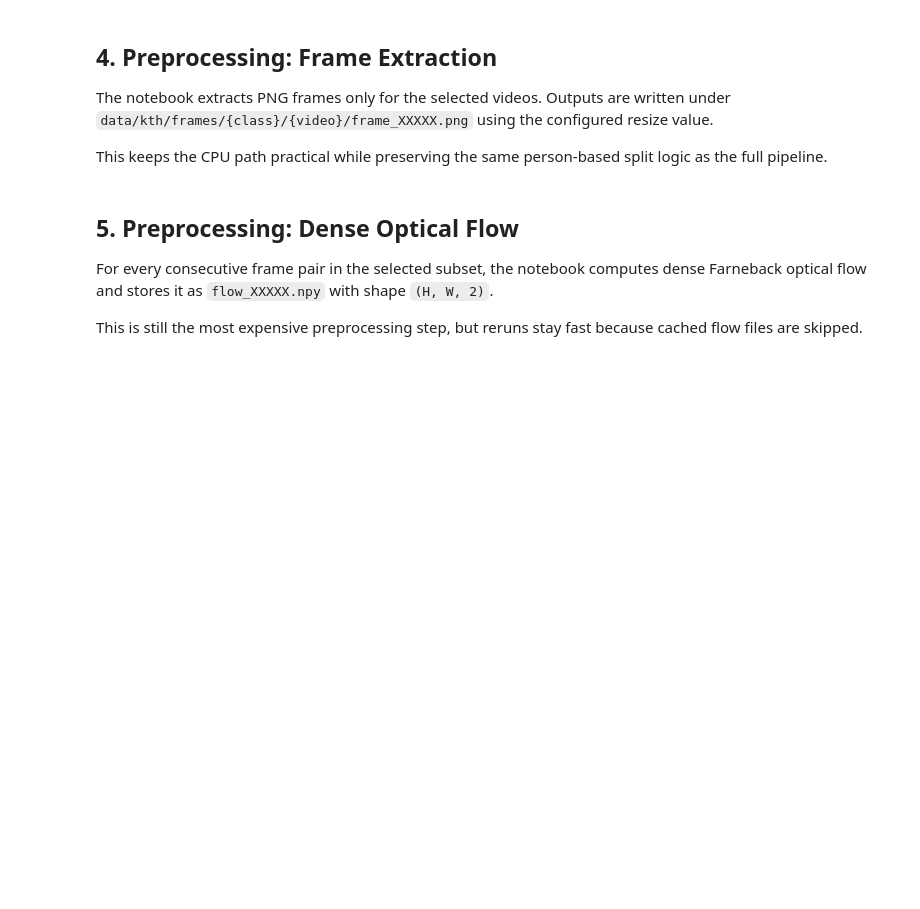
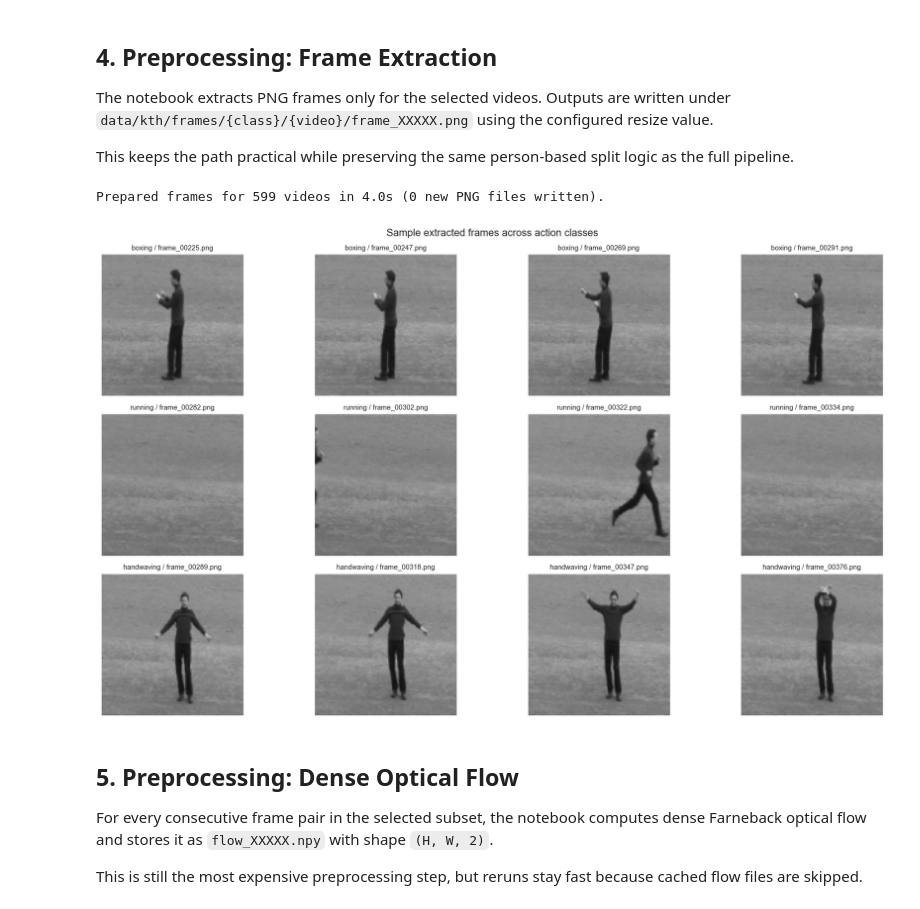
Before and after one commit to amahdi4/ActionFlow, a Jupyter notebook: ActionFlow.ipynb, the cells around one changed output. Cells and saved outputs as stored; diff of their text form; code cells hidden in the pictures; blank space fills up the shorter version.

```diff
--- a/ActionFlow.ipynb
+++ b/ActionFlow.ipynb
@@ -316,6 +321,7 @@ selected_avis, selection_summary = select_videos_for_notebook(
     raw_root,
     config.class_names,
     train_per_class=config.train_videos_per_class,
+    val_per_class=config.val_videos_per_class,
     test_per_class=config.test_videos_per_class,
 )
 
@@ -328,7 +334,8 @@ print(f"Total videos available: {raw_summary['avi_files'].sum()}")
 display(
     Markdown(
         f"**Notebook subset:** {len(selected_avis)} videos prepared "
-        f"({config.train_videos_per_class or 'all'} train per class, "
+        f"({config.train_videos_per_class or 'all'} train, "
+        f"{config.val_videos_per_class or 'all'} val, "
         f"{config.test_videos_per_class or 'all'} test per class)."
     )
 )
@@ -338,29 +370,50 @@ display(selection_summary)
 
 The notebook extracts PNG frames only for the selected videos. Outputs are written under `data/kth/frames/{class}/{video}/frame_XXXXX.png` using the configured resize value.
 
-This keeps the CPU path practical while preserving the same person-based split logic as the full pipeline.
+This keeps the path practical while preserving the same person-based split logic as the full pipeline.
 # %%
 t0 = time.time()
 new_frames = extract_frames_for_selected(selected_avis, raw_root, frames_root, config.resize)
 elapsed = time.time() - t0
 print(f"Prepared frames for {len(selected_avis)} videos in {elapsed:.1f}s ({new_frames} new PNG files written).")
 
+
+def find_active_frame_index(frame_paths, start_ratio=0.25):
+    """Find a frame where the person is visible by picking the highest-variance frame past the intro."""
+    search_start = int(len(frame_paths) * start_ratio)
+    best_idx, best_var = search_start, 0.0
+    for i in range(search_start, len(frame_paths), max(len(frame_paths) // 20, 1)):
+        frame = cv2.imread(str(frame_paths[i]), cv2.IMREAD_GRAYSCALE)
+        var = float(frame.var()) if frame is not None else 0.0
+        if var > best_var:
+            best_var = var
+            best_idx = i
+    return best_idx
+
+
 fig, axes = plt.subplots(len(NOTEBOOK_SAMPLE_CLASSES), 4, figsize=(16, 3 * len(NOTEBOOK_SAMPLE_CLASSES)))
 for row, class_name in enumerate(NOTEBOOK_SAMPLE_CLASSES):
     video_dir = first_available_video_dir(frames_root, class_name)
     frame_paths = sorted(video_dir.glob("frame_*.png"))
-    step = max(len(frame_paths) // 4, 1)
+    active_idx = find_active_frame_index(frame_paths)
+    # Show 4 frames centered around the active region
+    spread = max(len(frame_paths) // 8, 1)
+    anchor = max(active_idx - spread, 0)
+    step = max(spread // 2, 1)
     for col in range(4):
-        index = min(col * step, len(frame_paths) - 1)
+        index = min(anchor + col * step, len(frame_paths) - 1)
         frame = cv2.cvtColor(cv2.imread(str(frame_paths[index])), cv2.COLOR_BGR2RGB)
         axes[row, col].imshow(frame)
         axes[row, col].set_title(f"{class_name} / {frame_paths[index].name}", fontsize=9)
         axes[row, col].axis("off")
 
 fig.suptitle("Sample extracted frames across action classes", fontsize=13)
 fig.tight_layout()
 display(fig)
 plt.close(fig)
+# %% [output]
+Prepared frames for 599 videos in 4.0s (0 new PNG files written).
+[figure, added]
 # %% [markdown]
 ## 5. Preprocessing: Dense Optical Flow
 
```
Also changed, not shown: parts of 37 cells of this notebook, 8 other files.
